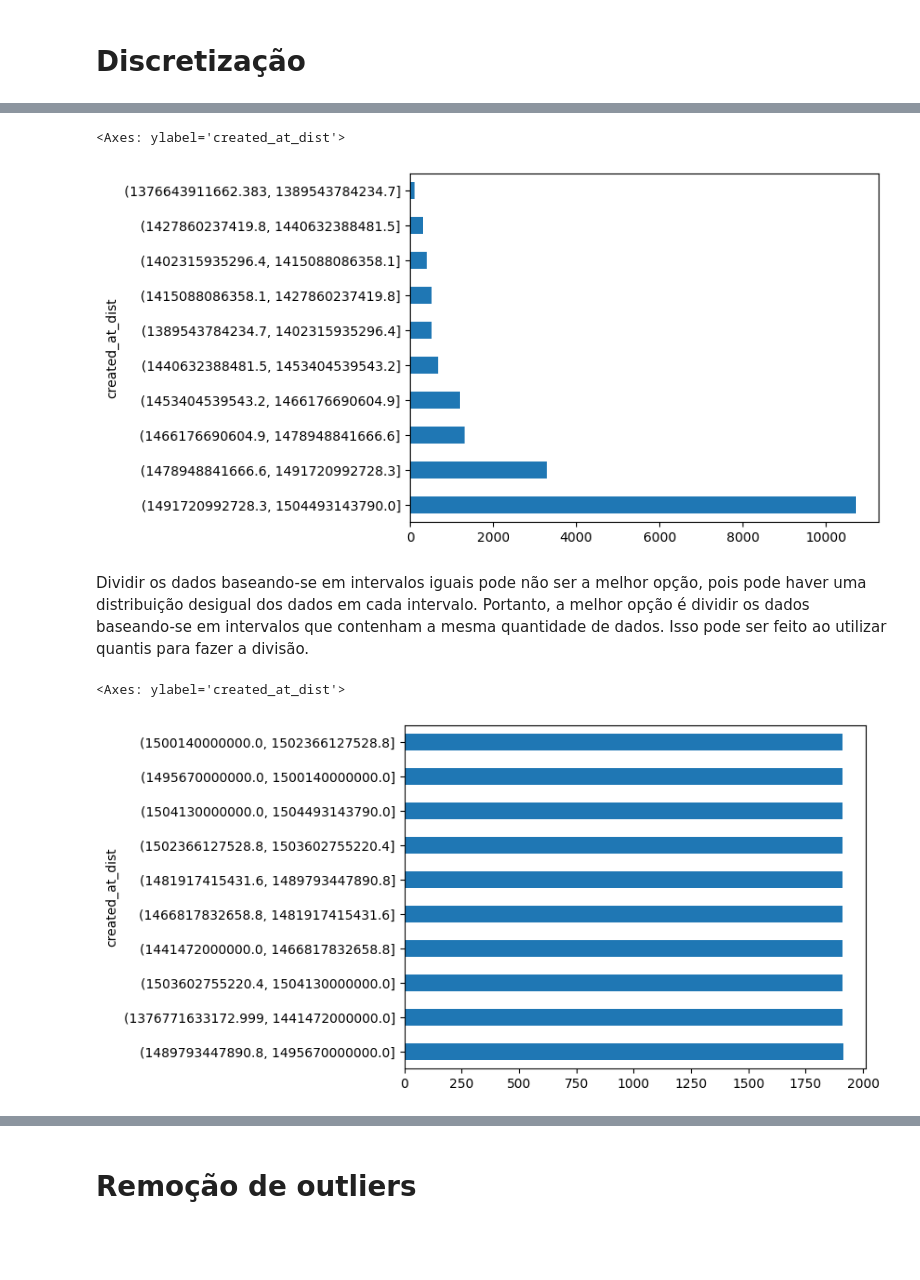
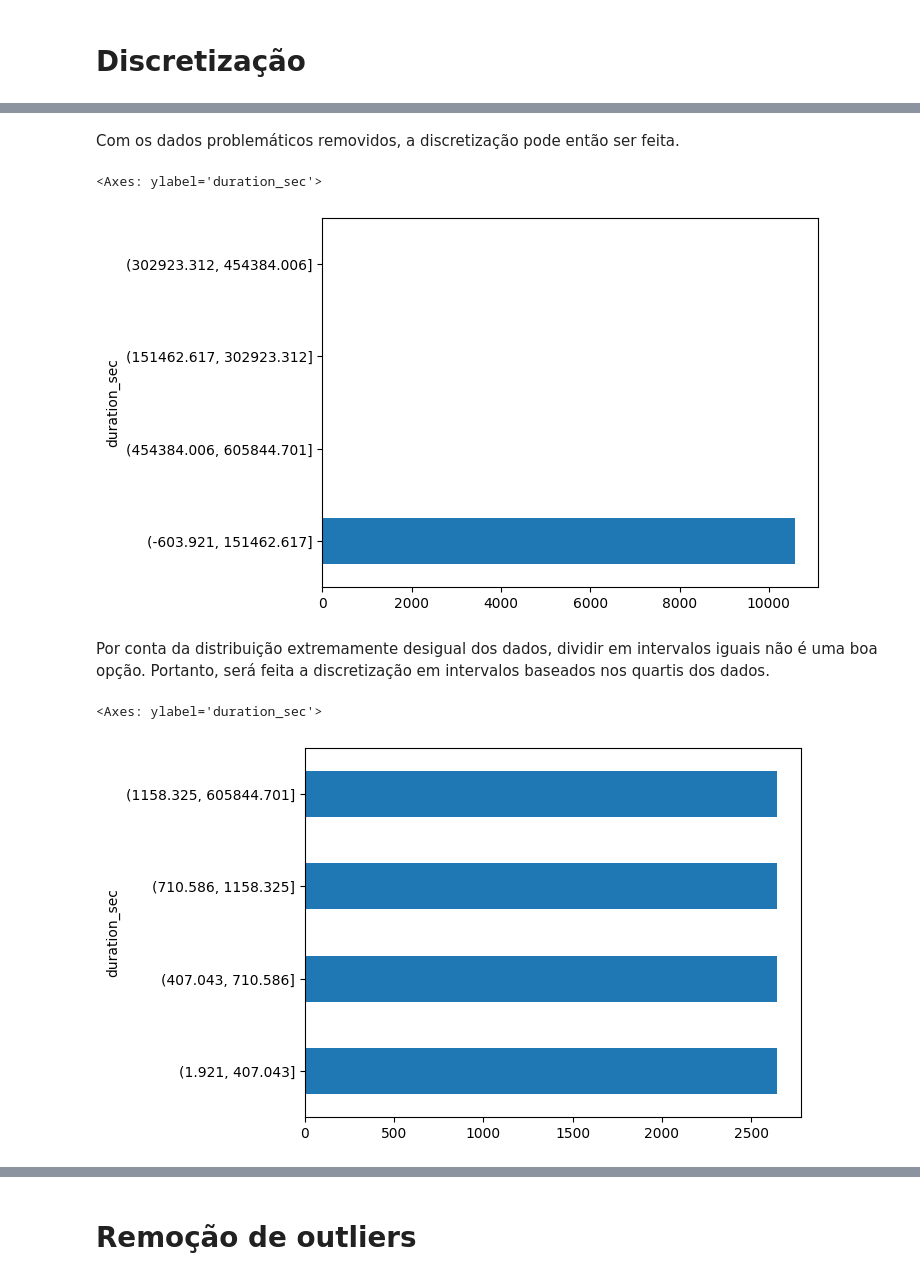
Before and after one commit to Vinicius-resende-cin/intro-dados, a Jupyter notebook: notebooks/ChessGames.ipynb, the cells around one changed output, grey strips where cells are left out. Cells and saved outputs as stored; diff of their text form; code cells hidden in the pictures; blank space fills up the shorter version.

```diff
--- a/notebooks/ChessGames.ipynb
+++ b/notebooks/ChessGames.ipynb
@@ -44,0 +51,6 @@ dtype: object
+# %%
+chess_games['duration_sec'] = chess_games['last_move_at'] - chess_games['created_at']
+chess_games['duration_sec'] = chess_games['duration_sec'].dt.total_seconds()
+# %%
+# as colunas originais de tempo serão removidas
+chess_games = chess_games.drop(columns=['created_at', 'last_move_at'])
@@ -559,0 +576,2 @@ chess_games[['created_at', 'last_move_at']].describe()
+# %%
+chess_games = chess_games[chess_games['duration_sec'] > 0]
@@ -560,11 +590,10 @@ chess_games[['created_at', 'last_move_at']].describe()
+# %% [markdown]
+Com os dados problemáticos removidos, a discretização pode então ser feita.
 # %%
-# discretizando com 10 bins com mesmo intervalo
-chess_games['created_at_dist'] = pd.cut(chess_games['created_at'], 10)
-chess_games['last_move_at_dist'] = pd.cut(chess_games['last_move_at'], 10)
+# discretizando bins com mesmo intervalo
+chess_games_duration_dist = pd.cut(chess_games['duration_sec'], 4)
 # %%
-chess_games['created_at_dist'].value_counts().plot(kind='barh')
+chess_games_duration_dist.value_counts().plot(kind='barh')
 # %% [output]
-<Axes: ylabel='created_at_dist'>
+<Axes: ylabel='duration_sec'>
-[figure, old version]
+[figure, new version]
-# %% [markdown]
-Dividir os dados baseando-se em intervalos iguais pode não ser a melhor opção, pois pode haver uma distribuição desigual dos dados em cada intervalo. Portanto, a melhor opção é dividir os dados baseando-se em intervalos que contenham a mesma quantidade de dados. Isso pode ser feito ao utilizar quantis para fazer a divisão.
@@ -574,0 +600,2 @@ chess_games['last_move_at_dist'] = pd.qcut(chess_games['last_move_at'], 10)
+# %% [markdown]
+Por conta da distribuição extremamente desigual dos dados, dividir em intervalos iguais não é uma boa opção. Portanto, será feita a discretização em intervalos baseados nos quartis dos dados.
@@ -575,5 +605,5 @@ chess_games['last_move_at_dist'] = pd.qcut(chess_games['last_move_at'], 10)
 # %%
-chess_games['created_at_dist'].value_counts().plot(kind='barh')
+chess_games_duration_dist.value_counts().plot(kind='barh')
 # %% [output]
-<Axes: ylabel='created_at_dist'>
+<Axes: ylabel='duration_sec'>
-[figure, old version]
+[figure, new version]
```
Also changed, not shown: parts of 78 cells of this notebook.
